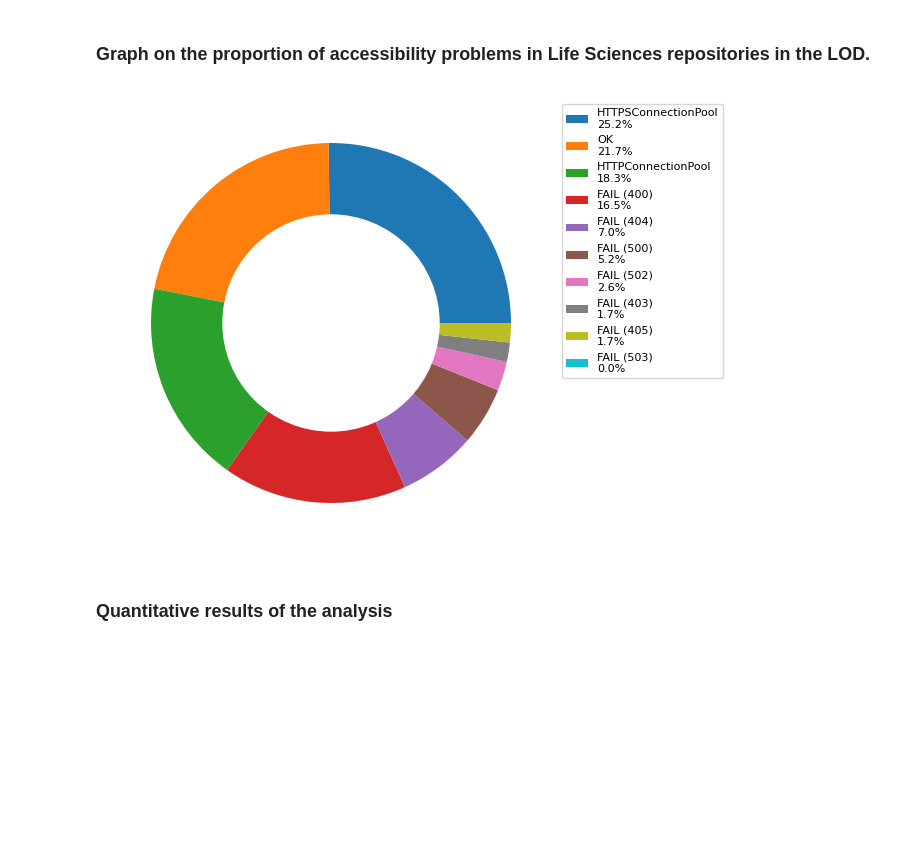
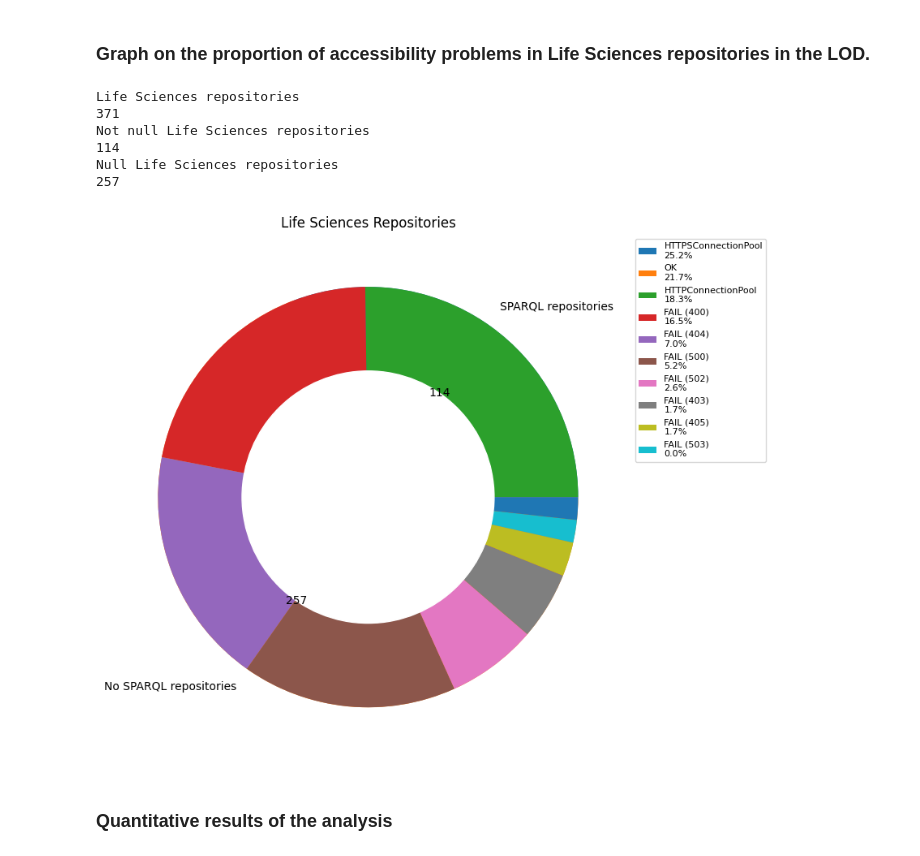
Before and after one commit to KhaosResearch/LOD, a Jupyter notebook: Graphics.ipynb, the cells around one changed output. Drawn from its saved outputs; the diff is of its cells as text; code cells hidden in the pictures; blank space fills up the shorter version.

Commit message:
New graphs

```diff
--- a/Graphics.ipynb
+++ b/Graphics.ipynb
@@ -98,6 +137,33 @@ def notNull(lista):
     return lista_sin_null
 
 lista_sparql = notNull(repositories_sparql)
+
+n_lf_sparql = len(repositories_sparql)
+n_sparql = len(lista_sparql)
+n_null_sparql = len(repositories_sparql) - len(lista_sparql)
+
+print("Life Sciences repositories")
+print(n_lf_sparql)
+print("Not null Life Sciences repositories")
+print(n_sparql)
+print("Null Life Sciences repositories")
+print(n_null_sparql)
+
+# Number of repositories
+repositories_types = ["SPARQL repositories", "No SPARQL repositories"]
+repositories_number = np.array([n_sparql, n_null_sparql])
+
+def absolute_value(val):
+    a  = np.round(val/100.*repositories_number.sum(), 0)
+    return int(a)
+
+fig = plt.figure(figsize=(10, 7))
+plt.pie(repositories_number, labels=repositories_types, autopct=absolute_value)
+
+
+plt.title("Life Sciences Repositories")
+plt.savefig("null_repositories.png", dpi=199)
+
 
 lista_fails = []
 for elemento in lista_sparql:
@@ -116,34 +182,40 @@ for fail in fails:
             count_fails += 1
     count_fails_total.append(count_fails)
 
 total = 0
 for num in count_fails_total:
     total += num
 
 list_percentages = []
 for num in range(0,len(count_fails_total)):
     percentage = (count_fails_total[num]*100)/total
     percentage = round(percentage,1)
     percentage = str(percentage)
     perct = percentage + "%"
     list_percentages.append(perct)
     fails[num] = fails[num] + "\n"
     fails[num] = fails[num] + perct
 
 fails_sparql = pd.DataFrame(list(zip(fails,count_fails_total,list_percentages)), columns = ['Fail','Count','Percentage'])
 percentage_order = fails_sparql.sort_values('Count',ascending=False)
 
 plt.pie(percentage_order.loc[:,'Count'], labeldistance=1.1)
 plt.legend(labels = percentage_order.loc[:,'Fail'], loc="upper left", fontsize = 8, bbox_to_anchor=(1.0, 1.0))
 
 my_circle=plt.Circle( (0,0), 0.6, color='white')
 p=plt.gcf()
 p.gca().add_artist(my_circle)
 
 plt.tight_layout()
 plt.savefig("ProportionAccess.png", dpi=199)
 # %% [output]
+Life Sciences repositories
+371
+Not null Life Sciences repositories
+114
+Null Life Sciences repositories
+257
-[figure, old version]
+[figure, new version]
 # %% [markdown]
 ### Quantitative results of the analysis
 # %%
```
Also changed, not shown: parts of 4 cells of this notebook, 1 other file.
